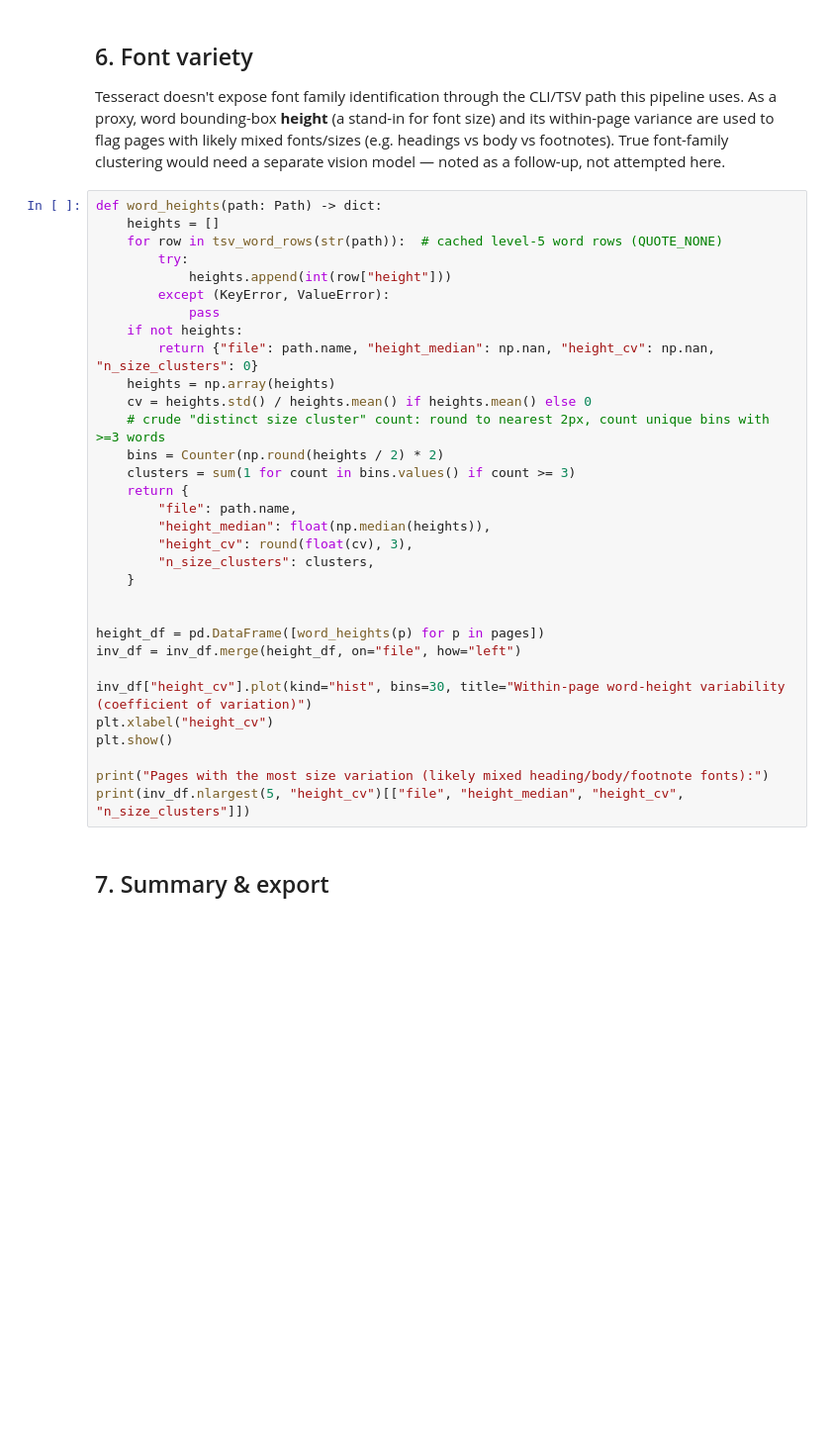
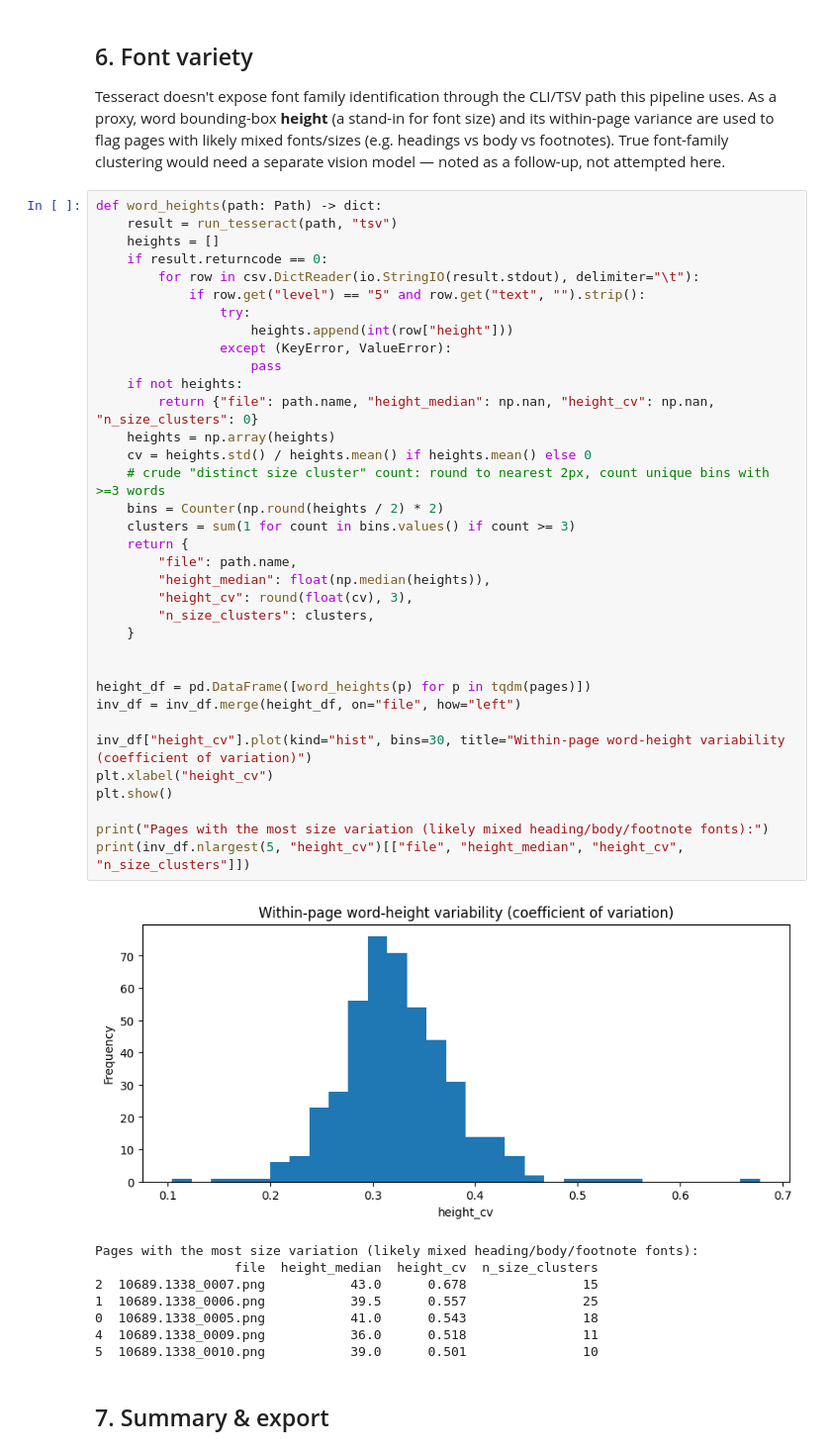
Before and after one commit to Aritra15/doc-agent-G14, a Jupyter notebook: notebooks/eda.ipynb, the cells around one changed output. Shown: that part at 99% size. Saved outputs shown, nothing was run; the diff lists cells and outputs as text; blank space fills up the shorter version.

```diff
--- a/notebooks/eda.ipynb
+++ b/notebooks/eda.ipynb
@@ -335,36 +425,48 @@ headings vs body vs footnotes). True font-family clustering would need a separat
 vision model — noted as a follow-up, not attempted here.
 # %%
 def word_heights(path: Path) -> dict:
+    result = run_tesseract(path, "tsv")
     heights = []
-    for row in tsv_word_rows(str(path)):  # cached level-5 word rows (QUOTE_NONE)
-        try:
-            heights.append(int(row["height"]))
-        except (KeyError, ValueError):
-            pass
+    if result.returncode == 0:
+        for row in csv.DictReader(io.StringIO(result.stdout), delimiter="\t"):
+            if row.get("level") == "5" and row.get("text", "").strip():
+                try:
+                    heights.append(int(row["height"]))
+                except (KeyError, ValueError):
+                    pass
     if not heights:
         return {"file": path.name, "height_median": np.nan, "height_cv": np.nan, "n_size_clusters": 0}
     heights = np.array(heights)
     cv = heights.std() / heights.mean() if heights.mean() else 0
     # crude "distinct size cluster" count: round to nearest 2px, count unique bins with >=3 words
     bins = Counter(np.round(heights / 2) * 2)
     clusters = sum(1 for count in bins.values() if count >= 3)
     return {
         "file": path.name,
         "height_median": float(np.median(heights)),
         "height_cv": round(float(cv), 3),
         "n_size_clusters": clusters,
     }
 
 
-height_df = pd.DataFrame([word_heights(p) for p in pages])
+height_df = pd.DataFrame([word_heights(p) for p in tqdm(pages)])
 inv_df = inv_df.merge(height_df, on="file", how="left")
 
 inv_df["height_cv"].plot(kind="hist", bins=30, title="Within-page word-height variability (coefficient of variation)")
 plt.xlabel("height_cv")
 plt.show()
 
 print("Pages with the most size variation (likely mixed heading/body/footnote fonts):")
 print(inv_df.nlargest(5, "height_cv")[["file", "height_median", "height_cv", "n_size_clusters"]])
+# %% [output]
+[figure, added]
+Pages with the most size variation (likely mixed heading/body/footnote fonts):
+                  file  height_median  height_cv  n_size_clusters
+2  10689.1338_0007.png           43.0      0.678               15
+1  10689.1338_0006.png           39.5      0.557               25
+0  10689.1338_0005.png           41.0      0.543               18
+4  10689.1338_0009.png           36.0      0.518               11
+5  10689.1338_0010.png           39.0      0.501               10
 # %% [markdown]
 ## 7. Summary & export
 # %%
```
Also changed, not shown: parts of 19 cells of this notebook.
